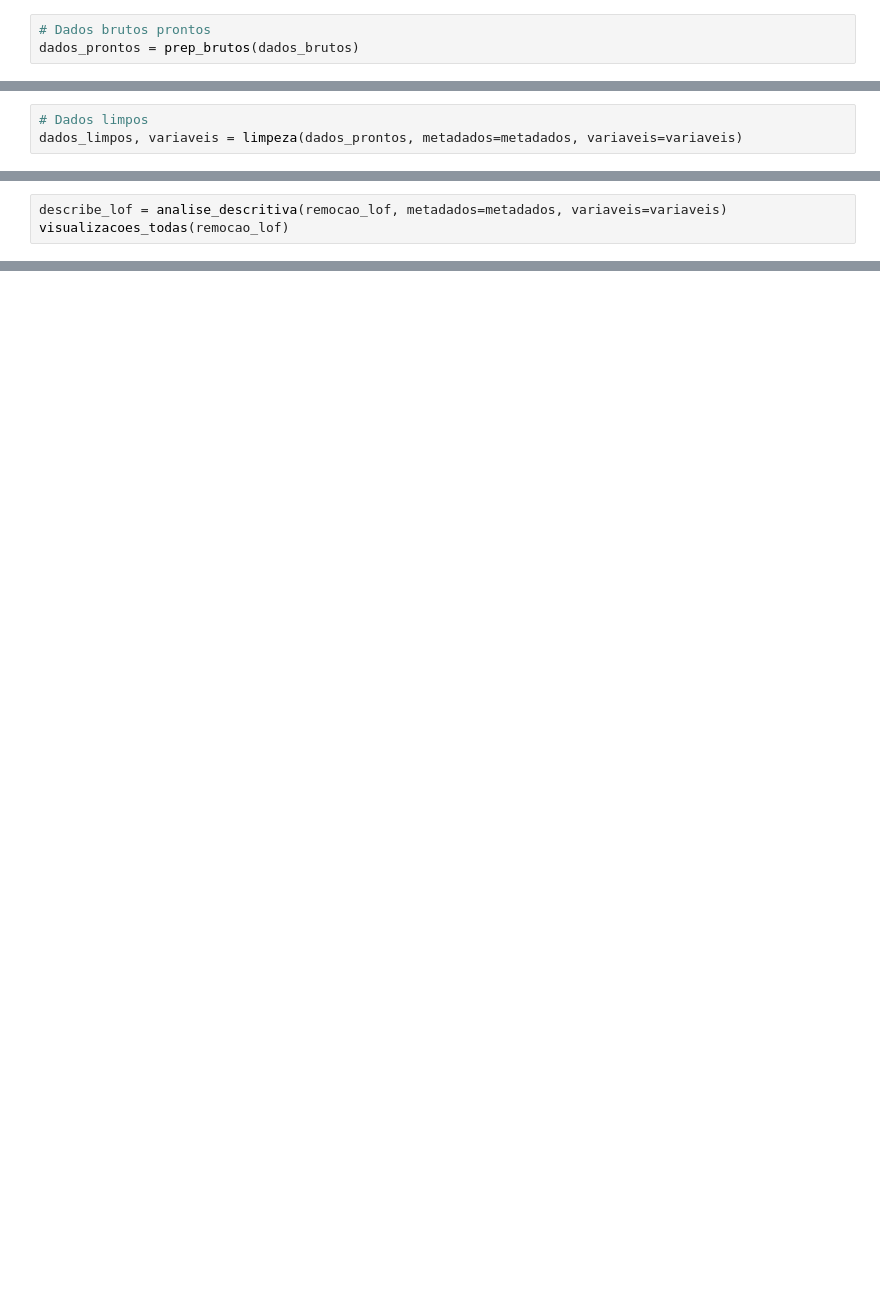
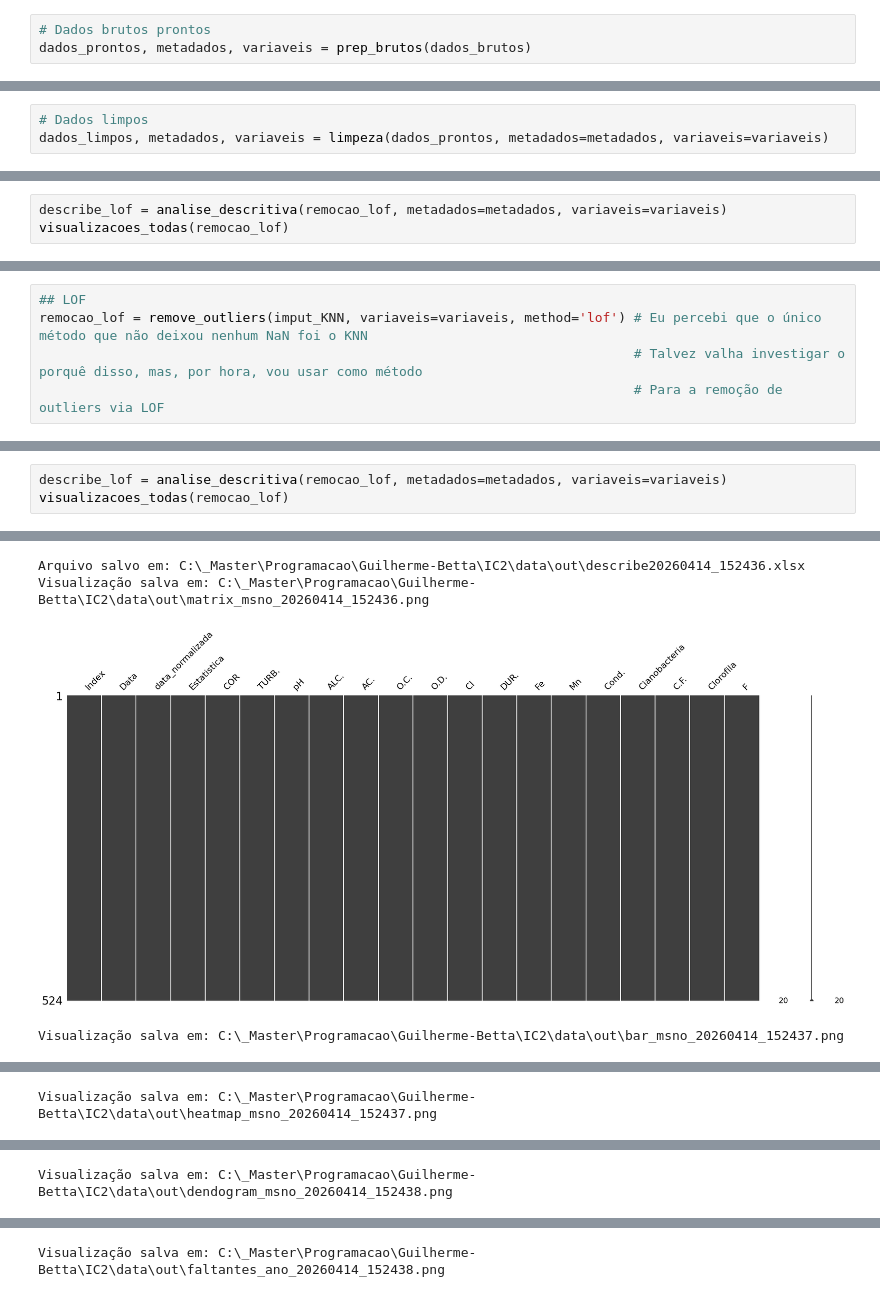
Before and after one commit to Guilherme-Betta/IC2, a Jupyter notebook: jupyter_notebooks/_tudo.ipynb, the cells around one changed output, grey strips where cells are left out. Saved outputs shown, nothing was run; the diff lists cells and outputs as text; blank space fills up the shorter version.

```diff
--- a/jupyter_notebooks/_tudo.ipynb
+++ b/jupyter_notebooks/_tudo.ipynb
@@ -38,10 +23,10 @@ Visualização salva em: C:\_Master\Programacao\Guilherme-Betta\IC2\data\out\fal
 # %%
 # Dados brutos prontos
-dados_prontos = prep_brutos(dados_brutos)
+dados_prontos, metadados, variaveis = prep_brutos(dados_brutos)
 # %%
 describe_pronto = analise_descritiva(dados_prontos, metadados=metadados, variaveis=variaveis)
 visualizacoes_todas(dados_prontos)
 # %%
 # Dados limpos
-dados_limpos, variaveis = limpeza(dados_prontos, metadados=metadados, variaveis=variaveis)
+dados_limpos, metadados, variaveis = limpeza(dados_prontos, metadados=metadados, variaveis=variaveis)
 # %% [output]
@@ -151,0 +225,5 @@ visualizacoes_todas(imput_KNN)
+# %%
+## LOF
+remocao_lof = remove_outliers(imput_KNN, variaveis=variaveis, method='lof') # Eu percebi que o único método que não deixou nenhum NaN foi o KNN
+                                                                            # Talvez valha investigar o porquê disso, mas, por hora, vou usar como método
+                                                                            # Para a remoção de outliers via LOF
@@ -151,0 +236,4 @@ visualizacoes_todas(imput_KNN)
+# %%
+describe_lof = analise_descritiva(remocao_lof, metadados=metadados, variaveis=variaveis)
+visualizacoes_todas(remocao_lof)
+# %% [output]
@@ -151,0 +257,4 @@ visualizacoes_todas(imput_KNN)
+Arquivo salvo em: C:\_Master\Programacao\Guilherme-Betta\IC2\data\out\describe20260414_152436.xlsx
+Visualização salva em: C:\_Master\Programacao\Guilherme-Betta\IC2\data\out\matrix_msno_20260414_152436.png
+[figure, added]
+Visualização salva em: C:\_Master\Programacao\Guilherme-Betta\IC2\data\out\bar_msno_20260414_152437.png
@@ -151,0 +262 @@ visualizacoes_todas(imput_KNN)
+Visualização salva em: C:\_Master\Programacao\Guilherme-Betta\IC2\data\out\heatmap_msno_20260414_152437.png
@@ -151,0 +264 @@ visualizacoes_todas(imput_KNN)
+Visualização salva em: C:\_Master\Programacao\Guilherme-Betta\IC2\data\out\dendogram_msno_20260414_152438.png
@@ -151,0 +266 @@ visualizacoes_todas(imput_KNN)
+Visualização salva em: C:\_Master\Programacao\Guilherme-Betta\IC2\data\out\faltantes_ano_20260414_152438.png
```
Also changed, not shown: parts of 16 cells of this notebook, 40 other files.
